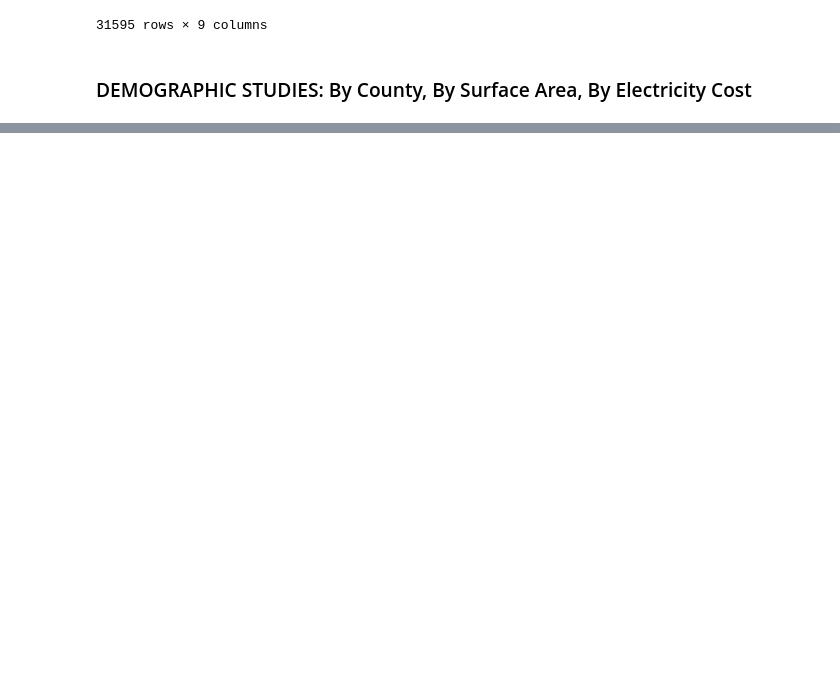
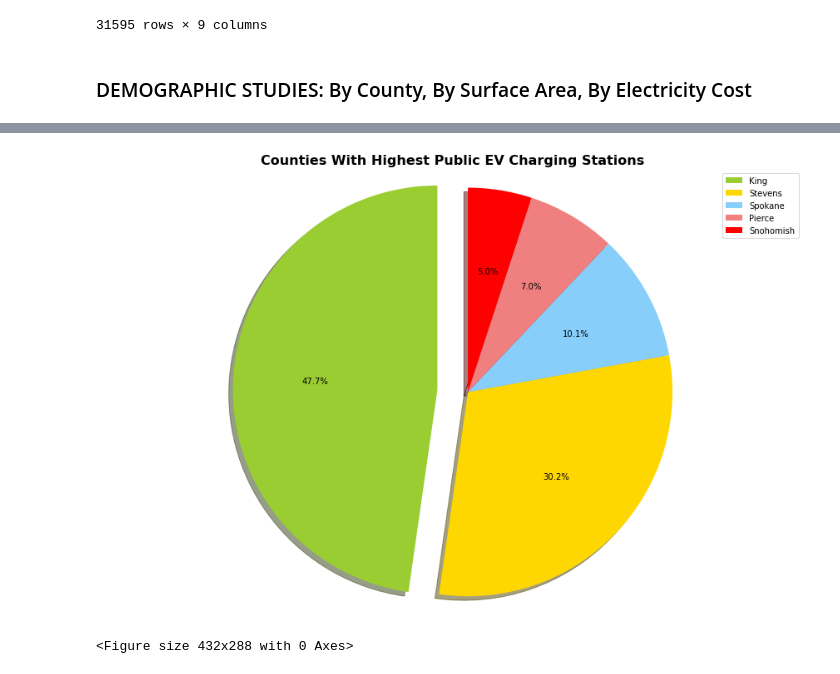
Before and after one commit to fbarillas08/Electric-Vehicles-in-WashingtonState, a Jupyter notebook: Project1_EV_WashingtonState.ipynb, the cells around one changed output, grey strips where cells are left out. Drawn from its saved outputs; the diff is of its cells as text; code cells hidden in the pictures; blank space fills up the shorter version.

```diff
--- a/Project1_EV_WashingtonState.ipynb
+++ b/Project1_EV_WashingtonState.ipynb
@@ -488,0 +600,18 @@ Last_Five_Years_df
+# %%
+# Top Five Counties With Public Charging Stations
+fig12 = plt.figure(figsize =(12,8))
+labels = ['King', 'Stevens', 'Spokane', 'Pierce','Snohomish']
+sizes = [47.5, 30.0, 10.0, 7.0, 5.0]
+colors = ['yellowgreen', 'gold', 'lightskyblue', 'lightcoral','red']
+explode =(0.15,0,0,0,0)
+#patches, texts = plt.pie(sizes, colors=colors, shadow=True, startangle=90, autopct='%1.1f%%')
+plt.pie(sizes, explode, colors=colors, shadow=True, startangle=90, autopct='%1.1f%%')
+plt.legend(patches, labels, loc="best")
+plt.title("Counties With Highest Public EV Charging Stations", fontsize = 16, fontweight ='bold')
+plt.axis('equal')
+plt.tight_layout()
+plt.show()
+plt.savefig("PiePlot_Top5Counties.png")
+# %% [output]
+[figure, added]
+<Figure size 432x288 with 0 Axes>
```
Also changed, not shown: parts of 13 cells of this notebook, 2 other files.
